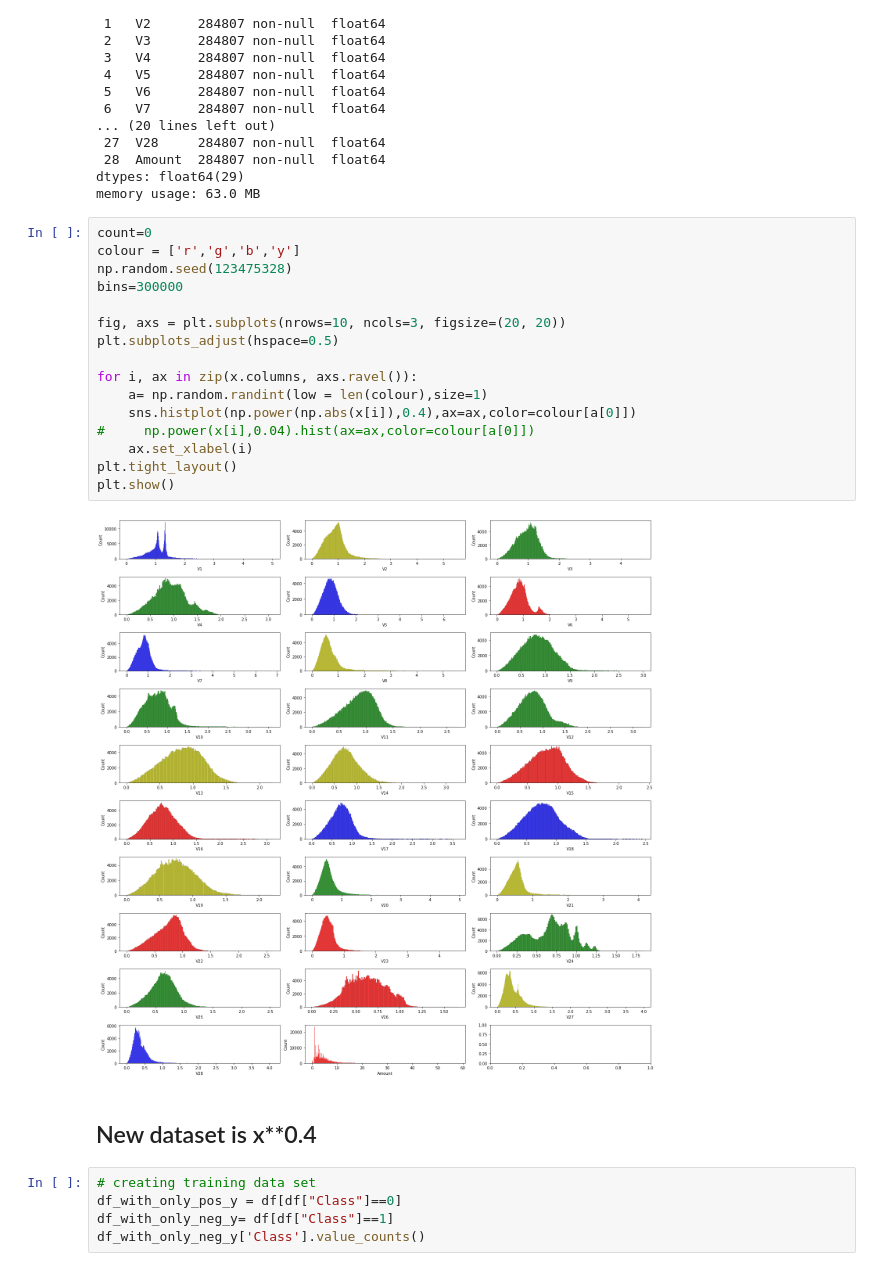
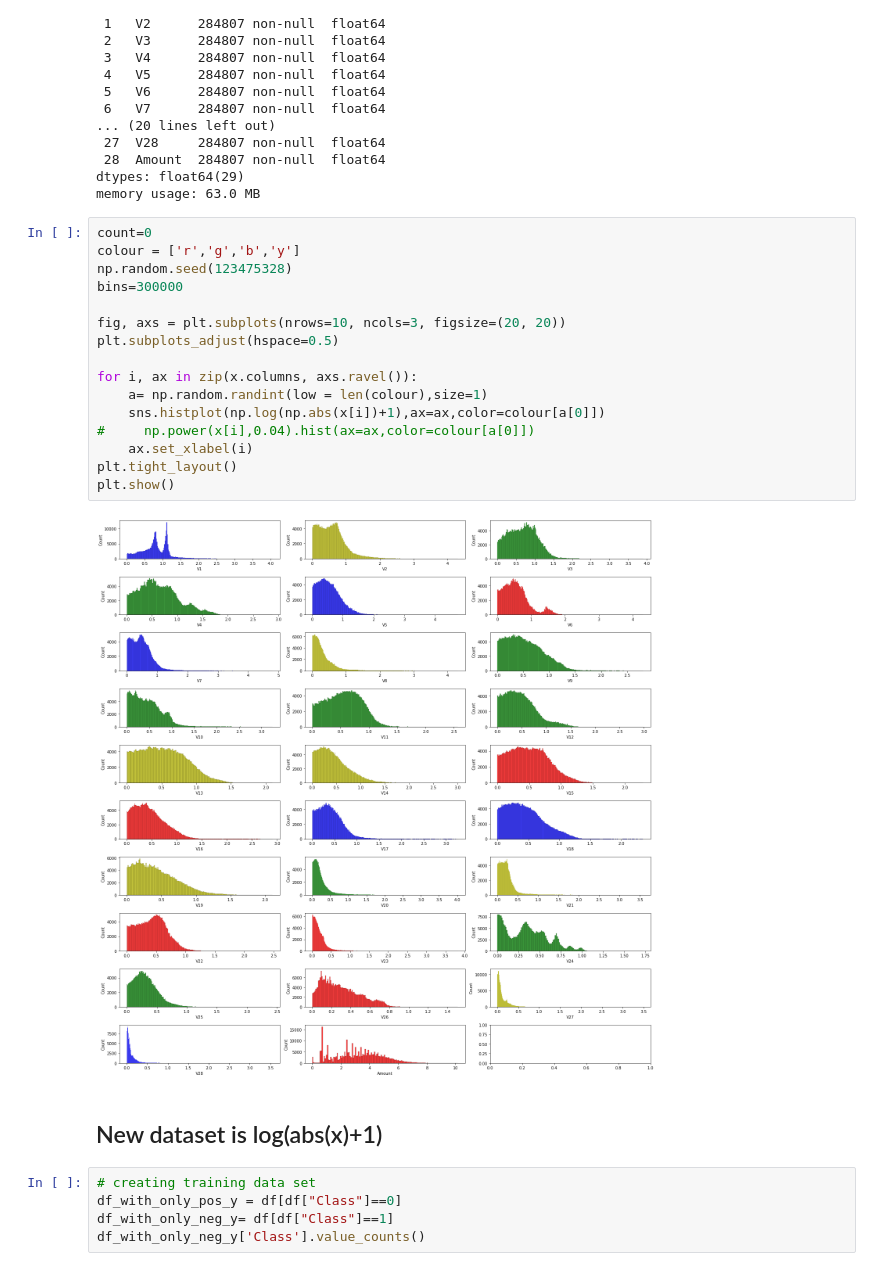
Before and after one commit to abhirockraj/ML_models_fromStrach, a Jupyter notebook: Anomaly_detection.ipynb, the cells around one changed output. Cells and saved outputs as stored; diff of their text form.

```diff
--- a/Anomaly_detection.ipynb
+++ b/Anomaly_detection.ipynb
@@ -67,23 +67,23 @@ memory usage: 63.0 MB
 # %%
 count=0
 colour = ['r','g','b','y']
 np.random.seed(123475328)
 bins=300000
 
 fig, axs = plt.subplots(nrows=10, ncols=3, figsize=(20, 20))
 plt.subplots_adjust(hspace=0.5)
 
 for i, ax in zip(x.columns, axs.ravel()):
     a= np.random.randint(low = len(colour),size=1)
-    sns.histplot(np.power(np.abs(x[i]),0.4),ax=ax,color=colour[a[0]])
+    sns.histplot(np.log(np.abs(x[i])+1),ax=ax,color=colour[a[0]])
 #     np.power(x[i],0.04).hist(ax=ax,color=colour[a[0]])
     ax.set_xlabel(i)
 plt.tight_layout()
 plt.show()
 # %% [output]
-[figure, old version]
+[figure, new version]
 # %% [markdown]
-## New dataset is x**0.4
+## New dataset is log(abs(x)+1)
 # %%
 # creating training data set
 df_with_only_pos_y = df[df["Class"]==0]
```
Also changed, not shown: parts of 26 cells of this notebook, 1 other file.
